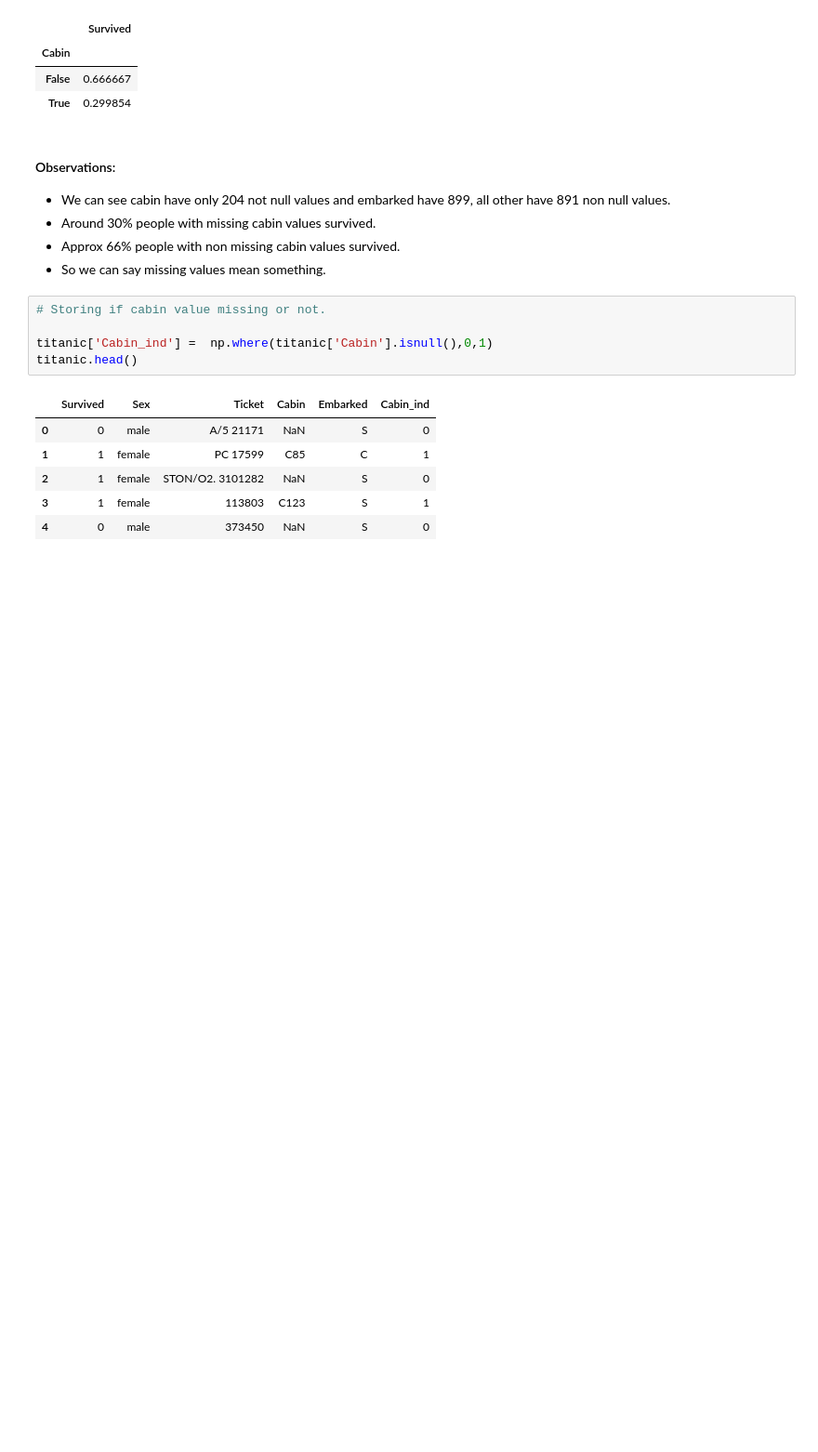
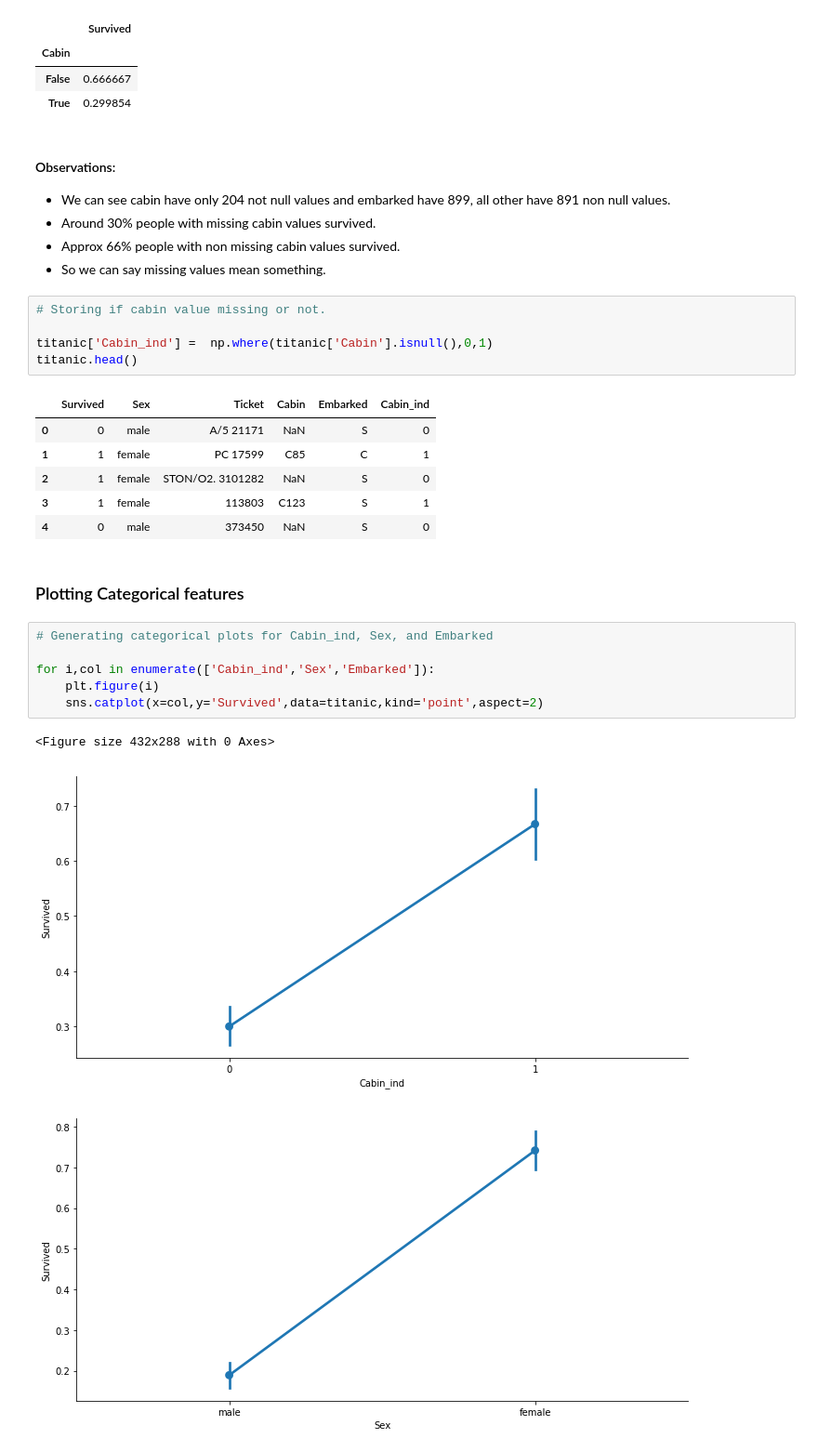
Before and after one commit to divyu135/EDA-Titanic, a Jupyter notebook: EDA_titanic_practice.ipynb, the cells around one changed output. Shown at 93% size. Drawn from its saved outputs; the diff is of its cells as text; blank space fills up the shorter version.

Commit message:
Plotting and cleaning categorical features

```diff
--- a/EDA_titanic_practice.ipynb
+++ b/EDA_titanic_practice.ipynb
@@ -246,3 +246,15 @@ titanic.head()
 | 2 | 1 | female | STON/O2. 3101282 | NaN | S | 0 |
 | 3 | 1 | female | 113803 | C123 | S | 1 |
 | 4 | 0 | male | 373450 | NaN | S | 0 |
+# %% [markdown]
+### Plotting Categorical features
+# %%
+# Generating categorical plots for Cabin_ind, Sex, and Embarked
+
+for i,col in enumerate(['Cabin_ind','Sex','Embarked']):
+    plt.figure(i)
+    sns.catplot(x=col,y='Survived',data=titanic,kind='point',aspect=2)
+# %% [output]
+<Figure size 432x288 with 0 Axes>
+[figure, added]
+[figure, added]
```
Also changed, not shown: parts of 8 cells of this notebook.
